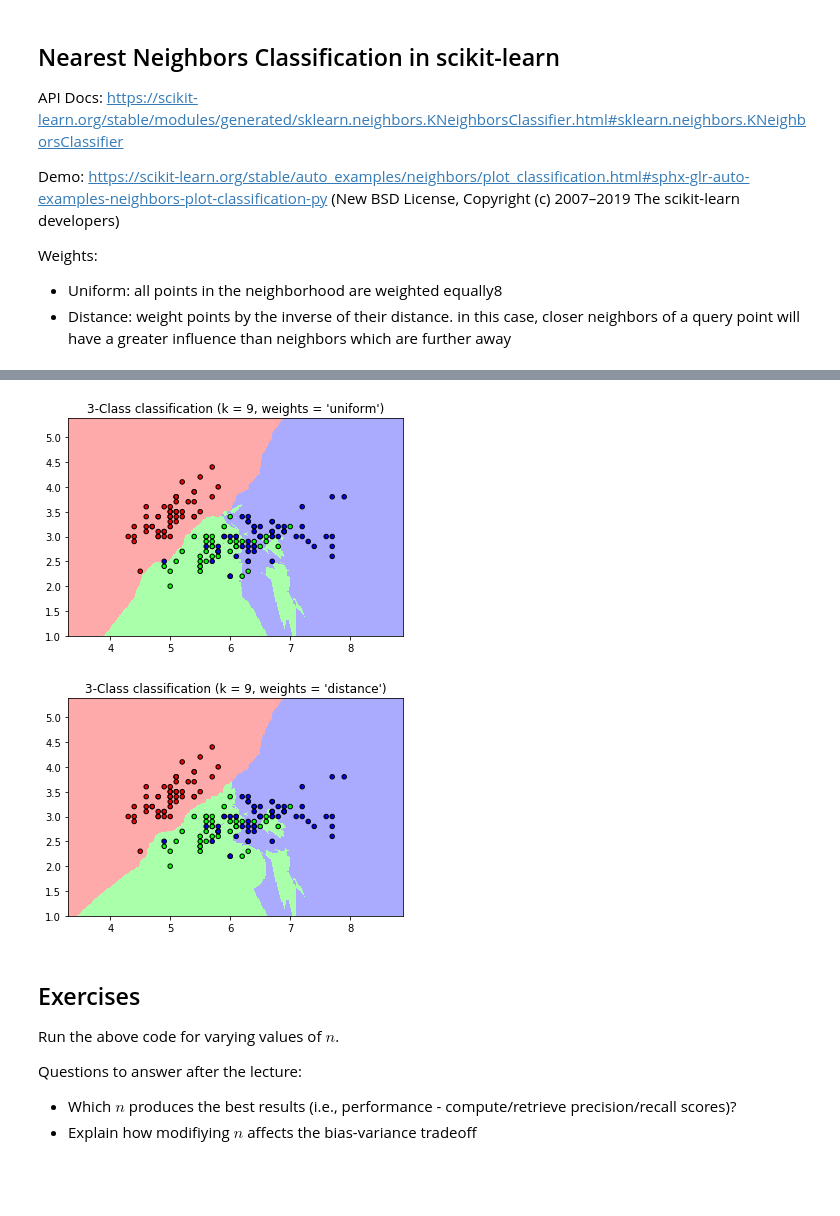
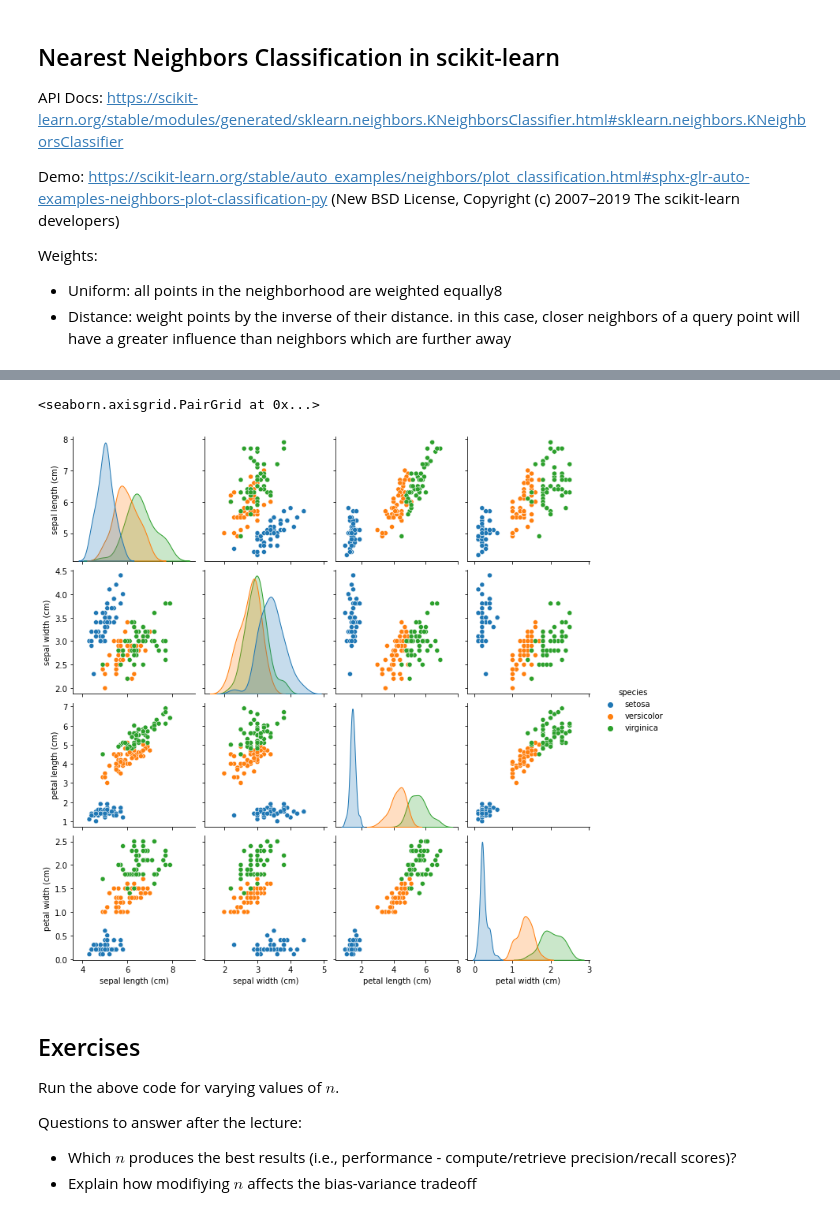
Before and after one commit to slankas/DataScienceNotebooks, a Jupyter notebook: ModelingPart1/1 - K-NN.ipynb, the cells around one changed output, grey strips where cells are left out. Cells and saved outputs as stored; diff of their text form; code cells hidden in the pictures; blank space fills up the shorter version.

Commit message:
K-nn - added eda / graphs

```diff
--- a/ModelingPart1/1 - K-NN.ipynb
+++ b/ModelingPart1/1 - K-NN.ipynb
@@ -11,0 +25,5 @@ Weights:
+# %%
+iris_frame = pd.DataFrame(data= np.c_[iris['data'], iris['target']],
+                     columns= iris['feature_names'] + ['target'])
+iris_frame['species'] = pd.Categorical.from_codes(iris.target, iris.target_names)
+iris_frame = iris_frame.drop('target',axis=1)
@@ -12,15 +54,9 @@ Weights:
+# %%
+sns.pairplot(iris_frame, hue="species")
+# %% [output]
+<seaborn.axisgrid.PairGrid at 0x...>
+[figure, added]
 # %%
-import numpy as np
-import matplotlib.pyplot as plt
-from matplotlib.colors import ListedColormap
-from sklearn import neighbors, datasets
-%matplotlib inline
-
-n_neighbors = 9
-
-# import some data to play with
-iris = datasets.load_iris()
-
 # we only take the first two features. We could avoid this ugly
 # slicing by using a two-dim dataset
 X = iris.data[:, :2]
@@ -59,9 +95,6 @@ for weights in ['uniform', 'distance']:
               % (n_neighbors, weights))
 
 plt.show()
-# %% [output]
-[figure, removed]
-[figure, removed]
 # %% [markdown]
 ## Exercises
 Run the above code for varying values of $n$.
```
Also changed, not shown: parts of 3 cells of this notebook.
